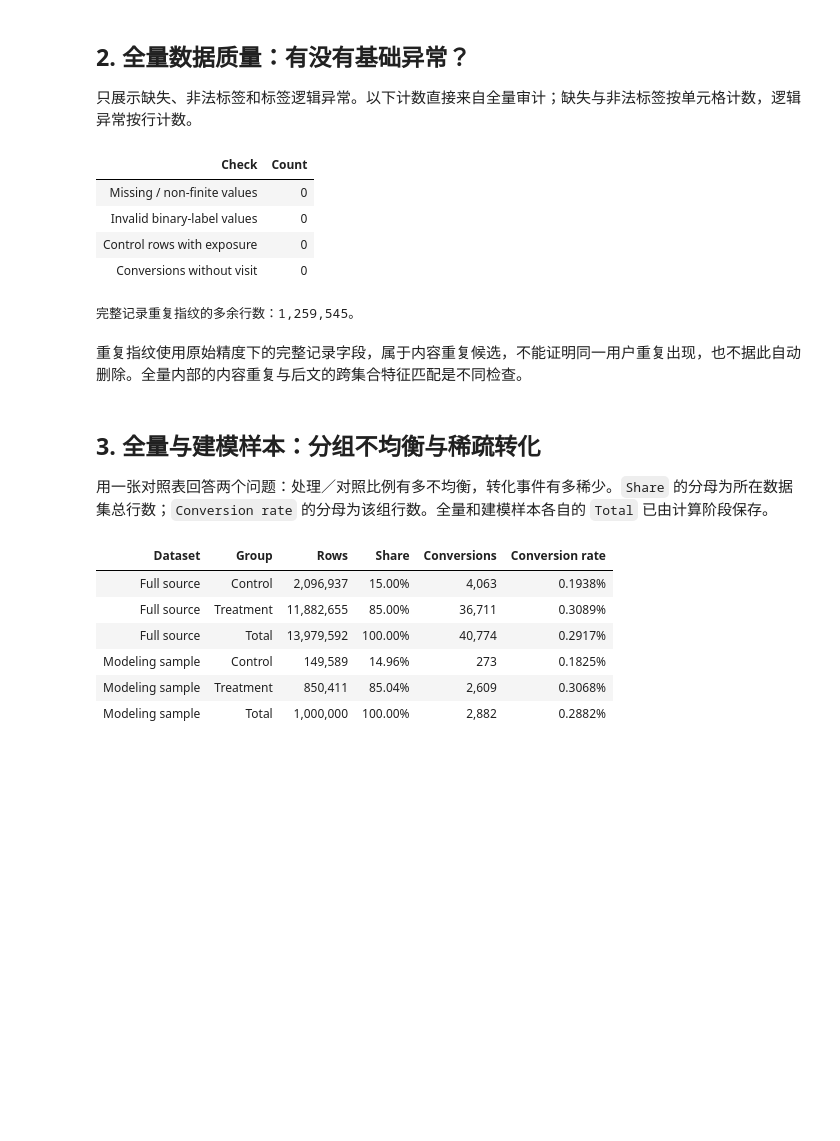
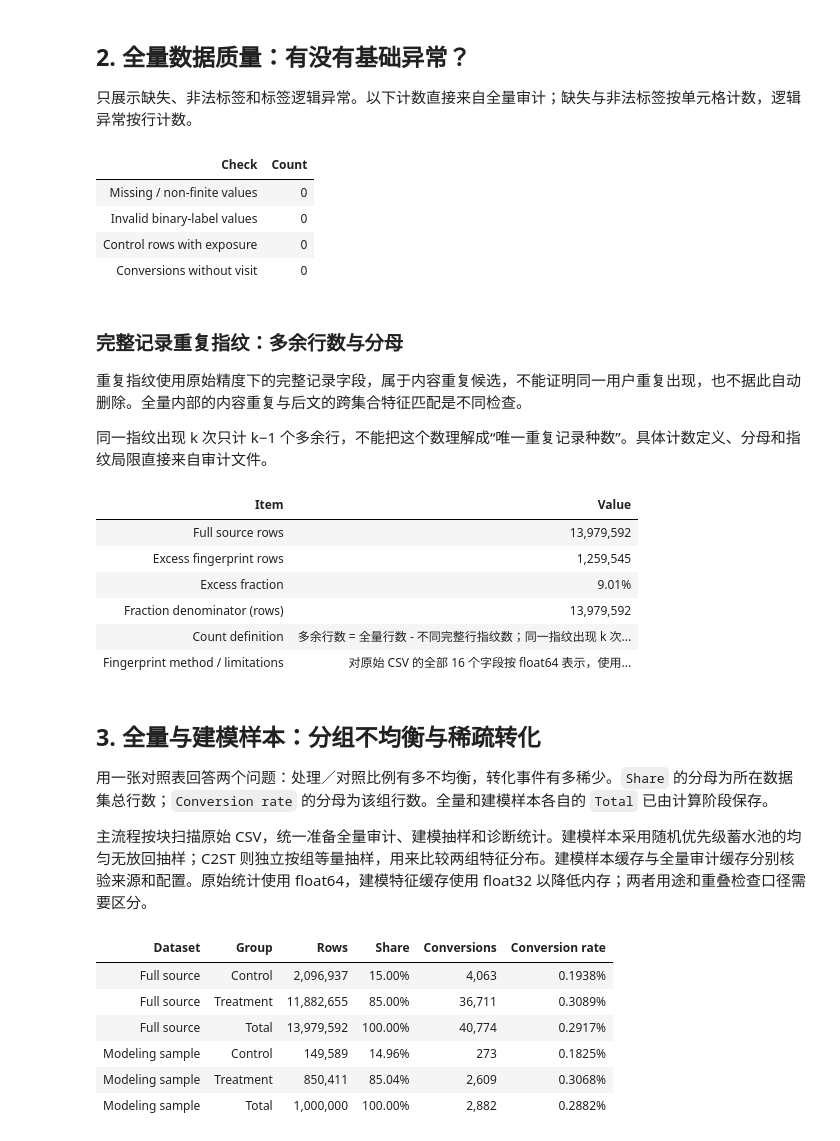
Before and after one commit to tkkkk-co/Criteo-uplift-project, a Jupyter notebook: notebooks/01_data_understanding.ipynb, the cells around one changed output. Saved outputs shown, nothing was run; the diff lists cells and outputs as text; code cells hidden in the pictures; blank space fills up the shorter version.

```diff
--- a/notebooks/01_data_understanding.ipynb
+++ b/notebooks/01_data_understanding.ipynb
@@ -64,18 +64,43 @@ quality_table = pd.DataFrame([
     {"Check": label, "Count": audit[key]} for key, label in quality_fields.items()
 ])
 display(quality_table.style.hide(axis="index").format({"Count": "{:,.0f}"}).set_table_styles(TABLE_STYLES))
-print(f"完整记录重复指纹的多余行数：{audit['duplicate_row_fingerprints']:,}。")
 # %% [output]
 | Check | Count |
 | Missing / non-finite values | 0 |
 | Invalid binary-label values | 0 |
 | Control rows with exposure | 0 |
 | Conversions without visit | 0 |
-完整记录重复指纹的多余行数：1,259,545。
 # %% [markdown]
+### 完整记录重复指纹：多余行数与分母
+
 重复指纹使用原始精度下的完整记录字段，属于内容重复候选，不能证明同一用户重复出现，也不据此自动删除。全量内部的内容重复与后文的跨集合特征匹配是不同检查。
+
+同一指纹出现 k 次只计 k−1 个多余行，不能把这个数理解成“唯一重复记录种数”。具体计数定义、分母和指纹局限直接来自审计文件。
+# %%
+# 直接读取审计字段；比例和方法说明由扫描阶段生成。
+duplicate_table = pd.DataFrame([
+    {"Item": "Full source rows", "Value": f"{audit['n_rows']:,}"},
+    {"Item": "Excess fingerprint rows", "Value": f"{audit['duplicate_row_fingerprints']:,}"},
+    {"Item": "Excess fraction", "Value": f"{audit['duplicate_row_fraction']:.2%}"},
+    {"Item": "Fraction denominator (rows)", "Value": f"{audit['duplicate_fraction_denominator']:,}"},
+    {"Item": "Count definition", "Value": audit["duplicate_count_definition"]},
+    {"Item": "Fingerprint method / limitations", "Value": audit["duplicate_method"]},
+])
+display(duplicate_table.style.hide(axis="index").set_table_styles(TABLE_STYLES).set_properties(
+    subset=["Value"], **{"text-align": "left", "white-space": "normal", "max-width": "620px", "overflow-wrap": "anywhere"}
+))
+# %% [output]
+| Item | Value |
+| Full source rows | 13,979,592 |
+| Excess fingerprint rows | 1,259,545 |
+| Excess fraction | 9.01% |
+| Fraction denominator (rows) | 13,979,592 |
+| Count definition | 多余行数 = 全量行数 - 不同完整行指纹数；同一指纹出现 k 次... |
+| Fingerprint method / limitations | 对原始 CSV 的全部 16 个字段按 float64 表示，使用... |
 # %% [markdown]
 ## 3. 全量与建模样本：分组不均衡与稀疏转化
 
 用一张对照表回答两个问题：处理／对照比例有多不均衡，转化事件有多稀少。`Share` 的分母为所在数据集总行数；`Conversion rate` 的分母为该组行数。全量和建模样本各自的 `Total` 已由计算阶段保存。
+
+主流程按块扫描原始 CSV，统一准备全量审计、建模抽样和诊断统计。建模样本采用随机优先级蓄水池的均匀无放回抽样；C2ST 则独立按组等量抽样，用来比较两组特征分布。建模样本缓存与全量审计缓存分别核验来源和配置。原始统计使用 float64，建模特征缓存使用 float32 以降低内存；两者用途和重叠检查口径需要区分。
 # %%
```
Also changed, not shown: parts of 2 cells of this notebook, 24 other files.
